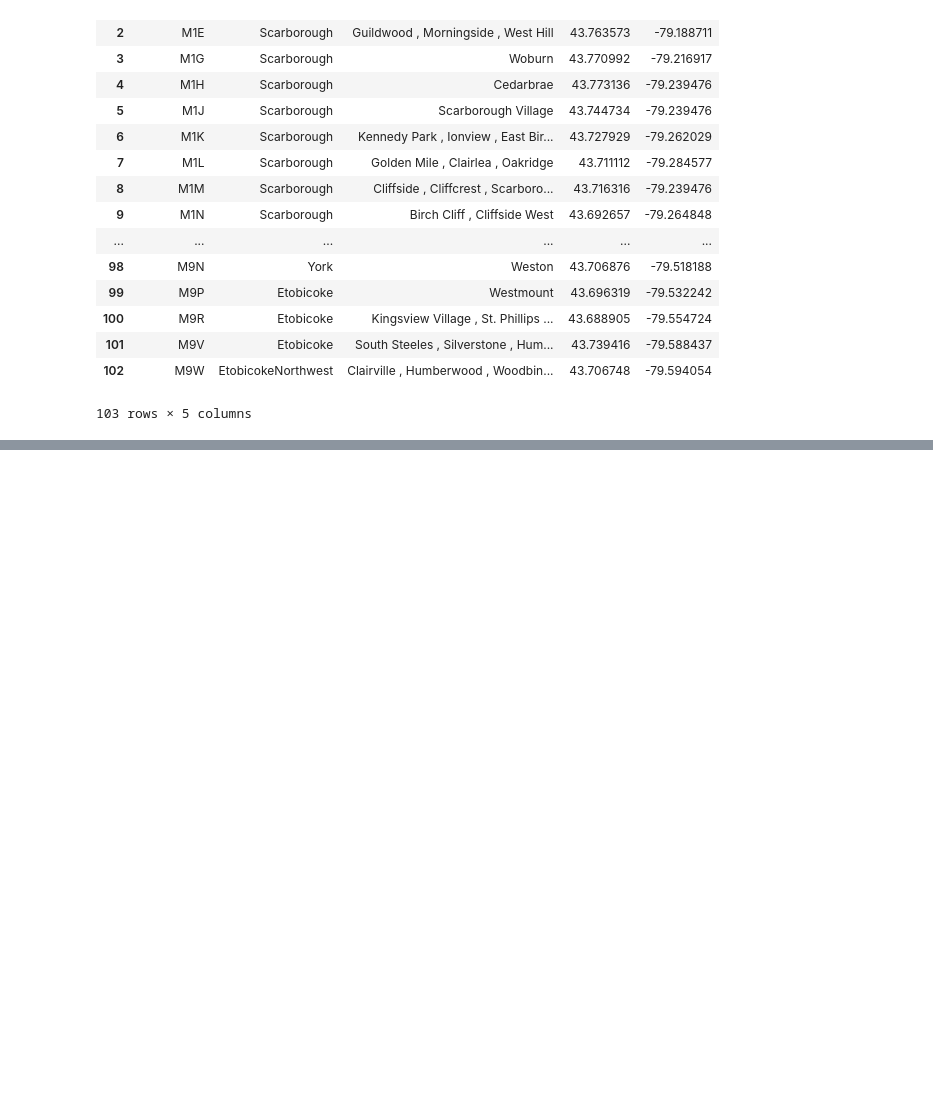
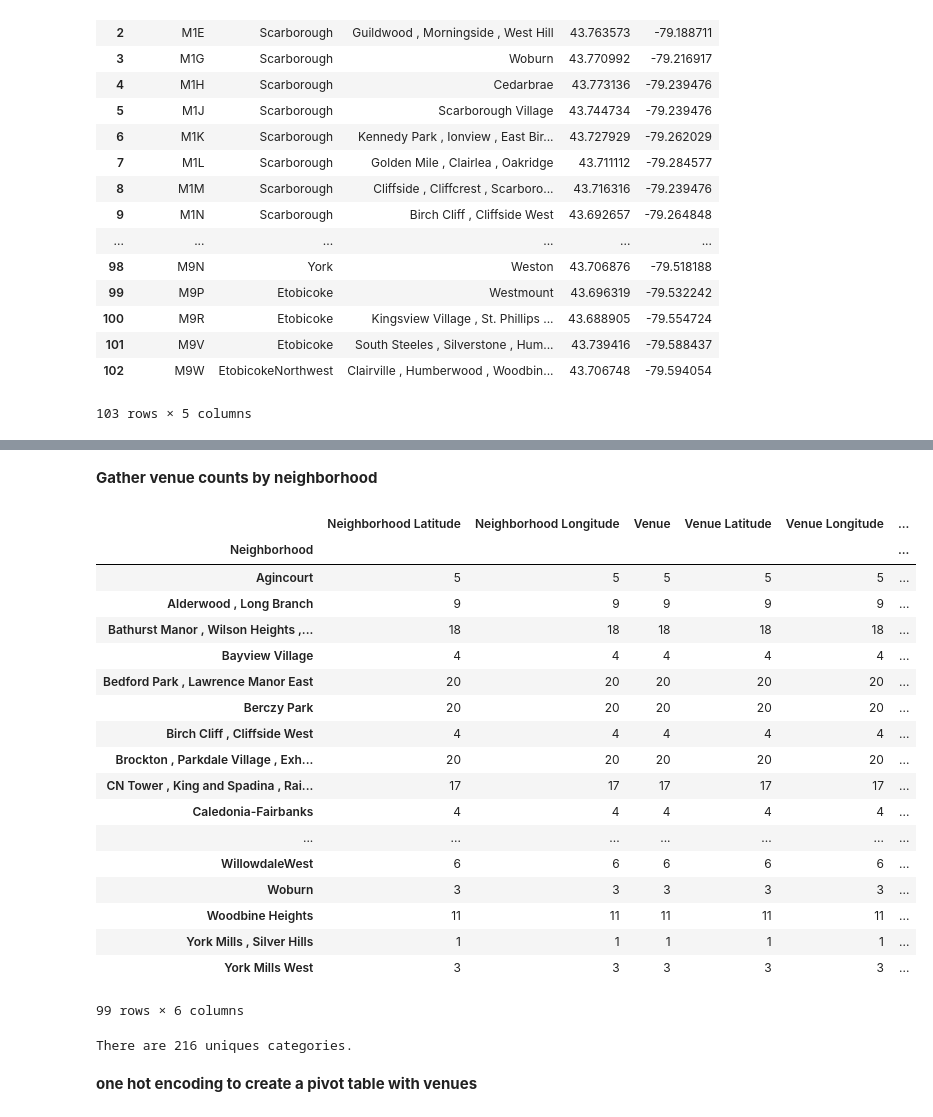
Before and after one commit to vbeeravolu/Capstone_ds, a Jupyter notebook: Week 3 capstone project.ipynb, the cells around one changed output, grey strips where cells are left out. Drawn from its saved outputs; the diff is of its cells as text; code cells hidden in the pictures; blank space fills up the shorter version.

```diff
--- a/Week 3 capstone project.ipynb
+++ b/Week 3 capstone project.ipynb
@@ -248,0 +345,9 @@ neighbourhood_Geo
+# %%
+neighborhood_latitude = neighbourhood_Geo.loc[0, 'Latitude'] # neighborhood latitude value
+neighborhood_longitude = neighbourhood_Geo.loc[0, 'Longitude'] # neighborhood longitude value
+
+neighborhood_name = neighbourhood_Geo.loc[0, 'Neighbourhood'] # neighborhood name
+
+print('Latitude and longitude values of {} are {}, {}.'.format(neighborhood_name,
+                                                               neighborhood_latitude,
+                                                               neighborhood_longitude))
@@ -248,0 +478,30 @@ neighbourhood_Geo
+# %% [markdown]
+<b>Gather venue counts by neighborhood
+# %%
+toronto_venues.groupby('Neighborhood').count()
+# %% [output]
+|  | Neighborhood Latitude | Neighborhood Longitude | Venue | Venue Latitude | Venue Longitude | ... |
+| Neighborhood |  |  |  |  |  | ... |
+| Agincourt | 5 | 5 | 5 | 5 | 5 | ... |
+| Alderwood , Long Branch | 9 | 9 | 9 | 9 | 9 | ... |
+| Bathurst Manor , Wilson Heights ,... | 18 | 18 | 18 | 18 | 18 | ... |
+| Bayview Village | 4 | 4 | 4 | 4 | 4 | ... |
+| Bedford Park , Lawrence Manor East | 20 | 20 | 20 | 20 | 20 | ... |
+| Berczy Park | 20 | 20 | 20 | 20 | 20 | ... |
+| Birch Cliff , Cliffside West | 4 | 4 | 4 | 4 | 4 | ... |
+| Brockton , Parkdale Village , Exh... | 20 | 20 | 20 | 20 | 20 | ... |
+| CN Tower , King and Spadina , Rai... | 17 | 17 | 17 | 17 | 17 | ... |
+| Caledonia-Fairbanks | 4 | 4 | 4 | 4 | 4 | ... |
+| ... | ... | ... | ... | ... | ... | ... |
+| WillowdaleWest | 6 | 6 | 6 | 6 | 6 | ... |
+| Woburn | 3 | 3 | 3 | 3 | 3 | ... |
+| Woodbine Heights | 11 | 11 | 11 | 11 | 11 | ... |
+| York Mills , Silver Hills | 1 | 1 | 1 | 1 | 1 | ... |
+| York Mills West | 3 | 3 | 3 | 3 | 3 | ... |
+99 rows × 6 columns
+# %%
+print('There are {} uniques categories.'.format(len(toronto_venues['Venue Category'].unique())))
+# %% [output]
+There are 216 uniques categories.
+# %% [markdown]
+<b> one hot encoding to create a pivot table with venues
```
Also changed, not shown: parts of 49 cells of this notebook.
